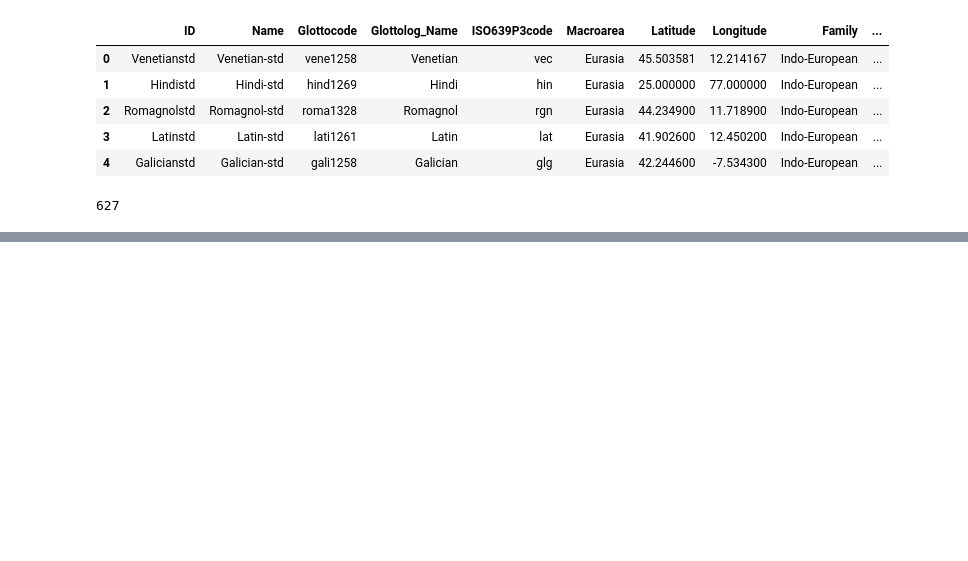
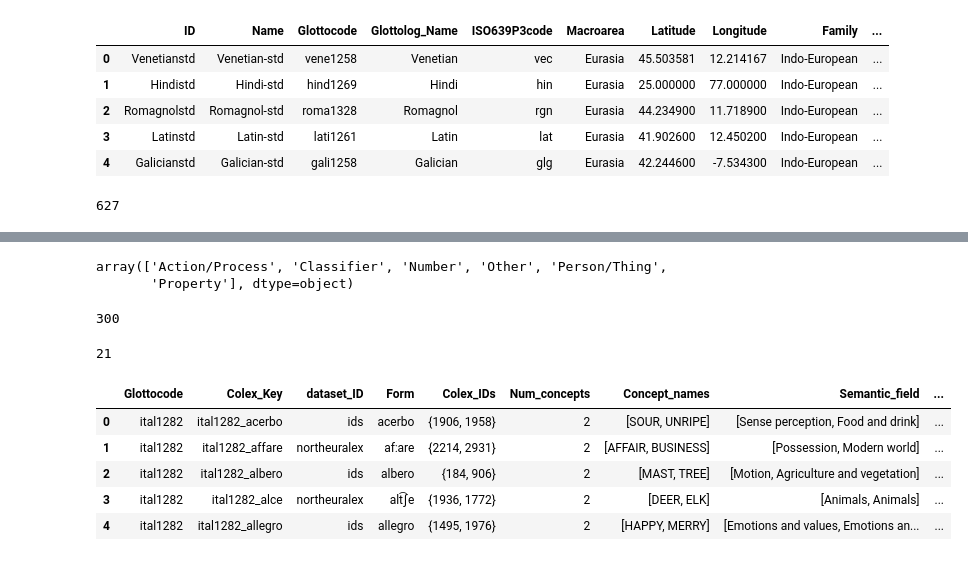
Before and after one commit to Data-Science-for-Linguists-2024/Colexification, a Jupyter notebook: notebooks/progress_report3.ipynb, the cells around one changed output, grey strips where cells are left out. Drawn from its saved outputs; the diff is of its cells as text; code cells hidden in the pictures; blank space fills up the shorter version.

```diff
--- a/notebooks/progress_report3.ipynb
+++ b/notebooks/progress_report3.ipynb
@@ -138,16 +153,17 @@ Name: count, dtype: int64
 # %%
 #glottocode should be a string of the glottocode for the target language
+#returns a data frame indexed by the colex key 'glottocode_form' with lists of concepts tied to form
+#as well as ontological and semantic categories for involved colexifications
 def build_lang_df(glottocode):
-    lang_forms = pd.DataFrame(f_df.loc[f_df.Glottocode == glottocode,['Colex_Key', 'dataset_ID', 'Form']])
-    #drop duplicates of the same form
-
-    #the part that takes a while
+    lang_forms = pd.DataFrame(f_df.loc[f_df.Glottocode == glottocode,['Glottocode','Colex_Key', 'dataset_ID', 'Form', 'Concepticon_ID']])
+    lang_forms = lang_forms.reset_index(drop=True)
+    lang_forms['Colex_IDs'] = lang_forms.Colex_Key.map(lambda x: set(lang_forms.Concepticon_ID[lang_forms.Colex_Key == x].to_list()))
+    #unfortunately there will be duplicates, drop them
+    lang_forms = lang_forms.drop(columns=['Concepticon_ID'])
     lang_forms = lang_forms.drop_duplicates(subset=["Colex_Key"])
-    lang_forms['Colex_IDs'] = lang_forms.Colex_Key.map(lambda x: set(f_df.Concepticon_ID[f_df.Colex_Key == x].to_list()))
-
     lang_forms['Num_concepts'] = lang_forms.Colex_IDs.map(lambda x: len(x))
-    #get only colexifications
-    lang_forms = pd.DataFrame(lang_forms[lang_forms.Num_concepts > 1])
+    #get only colexifications, only those with 2 concepts because of the way the features are built
+    lang_forms = pd.DataFrame(lang_forms[lang_forms.Num_concepts == 2])
     #sort df and reset index
     lang_forms = lang_forms.sort_values('Colex_Key')
     lang_forms = lang_forms.reset_index(drop=True)
@@ -159,4 +175,6 @@ def build_lang_df(glottocode):
                                                      [p_df.Semantic_Field[(p_df.Concepticon_ID == y)].iloc[0] for y in x])
     lang_forms['Ontological_category'] = lang_forms.Colex_IDs.map(lambda x:
                                                      [p_df.Ontological_Category[(p_df.Concepticon_ID == y)].iloc[0] for y in x])
+    lang_forms.head()
+    print('done with ' + glottocode, end =", ")
     return lang_forms
@@ -162,0 +207,8 @@ def build_lang_df(glottocode):
+# %%
+#let's do the same for the ontological categories
+ont_cat = p_df.Ontological_Category.unique()
+ont_cat.sort()
+ont_cat
+# %% [output]
+array(['Action/Process', 'Classifier', 'Number', 'Other', 'Person/Thing',
+       'Property'], dtype=object)
@@ -163 +218,21 @@ def build_lang_df(glottocode):
+# %%
+#we are making combos of a semantic field plus itself and then plus each one that comes after
+#so there are no duplicates
+for i, s in enumerate(sem_field):
+    for j in range(i,len(sem_field)):
+        all_combos_sem[sem_field[i] + ':' + sem_field[j]] == 0
+
+len(all_combos_sem)
+# %% [output]
+300
+# %%
+#do the same for the ontological categories
+#these dictionaries will serve as a base for the vectors later
+for i, s in enumerate(ont_cat):
+    for j in range(i,len(ont_cat)):
+        all_combos_ont[ont_cat[i] + ':' + ont_cat[j]] == 0
+
+len(all_combos_ont)
+# %% [output]
+21
 # %%
@@ -174,0 +251,9 @@ def build_dict_counts(column, df):
+# %%
+dfs['ital1282'].head()
+# %% [output]
+|  | Glottocode | Colex_Key | dataset_ID | Form | Colex_IDs | Num_concepts | Concept_names | Semantic_field | ... |
+| 0 | ital1282 | ital1282_acerbo | ids | acerbo | {1906, 1958} | 2 | [SOUR, UNRIPE] | [Sense perception, Food and drink] | ... |
+| 1 | ital1282 | ital1282_affare | northeuralex | afːare | {2214, 2931} | 2 | [AFFAIR, BUSINESS] | [Possession, Modern world] | ... |
+| 2 | ital1282 | ital1282_albero | ids | albero | {184, 906} | 2 | [MAST, TREE] | [Motion, Agriculture and vegetation] | ... |
+| 3 | ital1282 | ital1282_alce | northeuralex | alt͡ʃe | {1936, 1772} | 2 | [DEER, ELK] | [Animals, Animals] | ... |
+| 4 | ital1282 | ital1282_allegro | ids | allegro | {1495, 1976} | 2 | [HAPPY, MERRY] | [Emotions and values, Emotions an... | ... |
```
Also changed, not shown: parts of 27 cells of this notebook.
